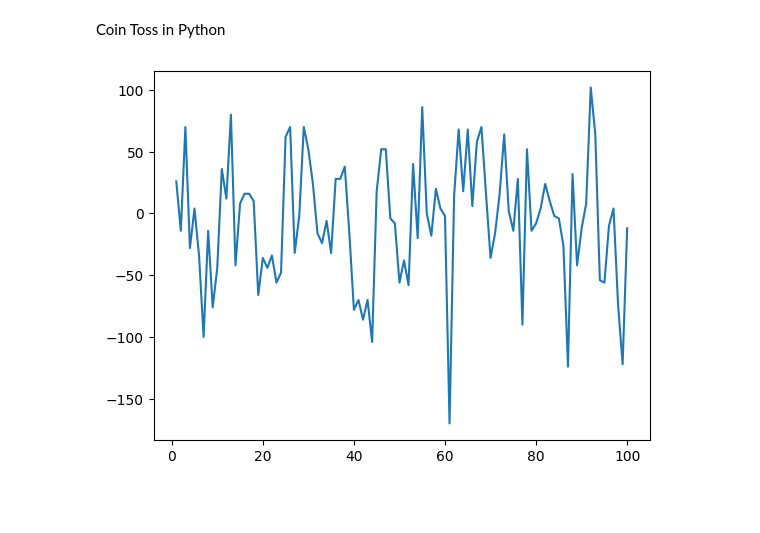
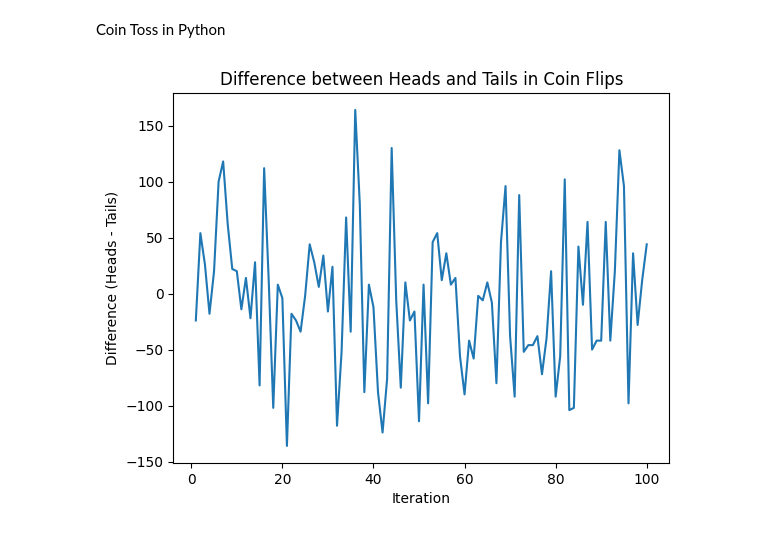
Before and after one commit to Jayesh-Ah/ME228-DS-ML, a Jupyter notebook: prev-years.ipynb, the cells around one changed output. Saved outputs shown, nothing was run; the diff lists cells and outputs as text; code cells hidden in the pictures; blank space fills up the shorter version.

```diff
--- a/prev-years.ipynb
+++ b/prev-years.ipynb
@@ -21,26 +21,30 @@ Coin Toss in Python
 # %%
 import matplotlib.pyplot as plot
 import numpy as np
 import random          #provides functions for generating random numbers and performing random selections
+random.seed(17)
 
 M=100                    #number of iteration in the experiment
 N=4000                      #number of coin toss in each iteration
 Coin = ['H','T']
 y = np.linspace(1,M,M)      #It generates M evenly spaced numbers over the interval from 1 to M in form of an array
 E=[]
 
 for j in range(M):
     heads = 0
     tails = 0
     for i in range(N):
         x = random.choice(Coin)
         if (x=='H'):
             heads += 1
         else:
             tails -= 1
     z = (heads+tails)
     E.append(z)
 plot.plot(y,E)
+plot.xlabel('Iteration')
+plot.ylabel('Difference (Heads - Tails)')
+plot.title('Difference between Heads and Tails in Coin Flips')
 plot.show()
 # %% [output]
-[figure, old version]
+[figure, new version]
```
Also changed, not shown: parts of 1 cell of this notebook.
